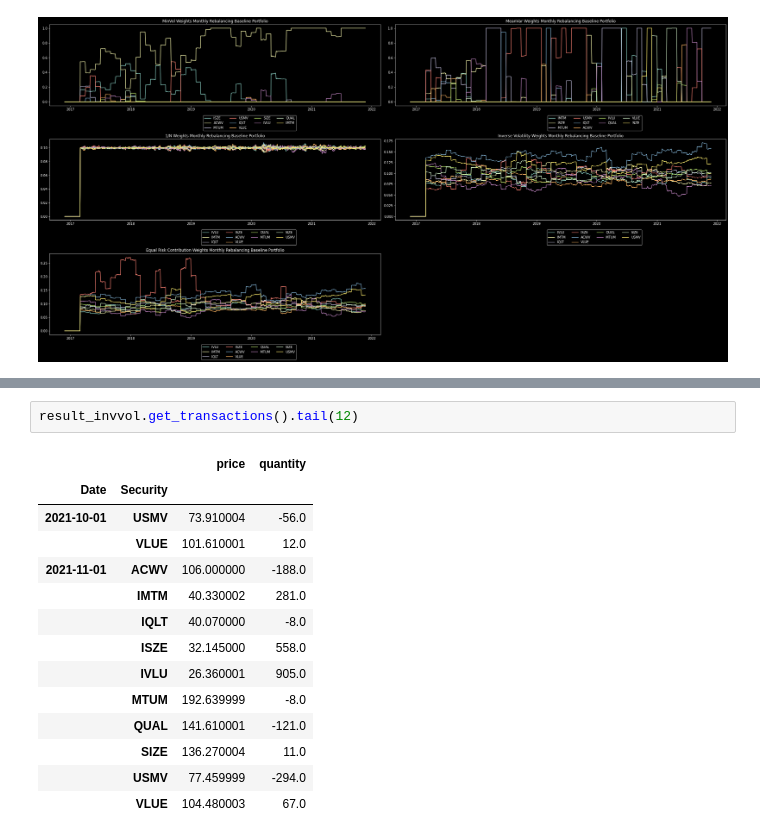
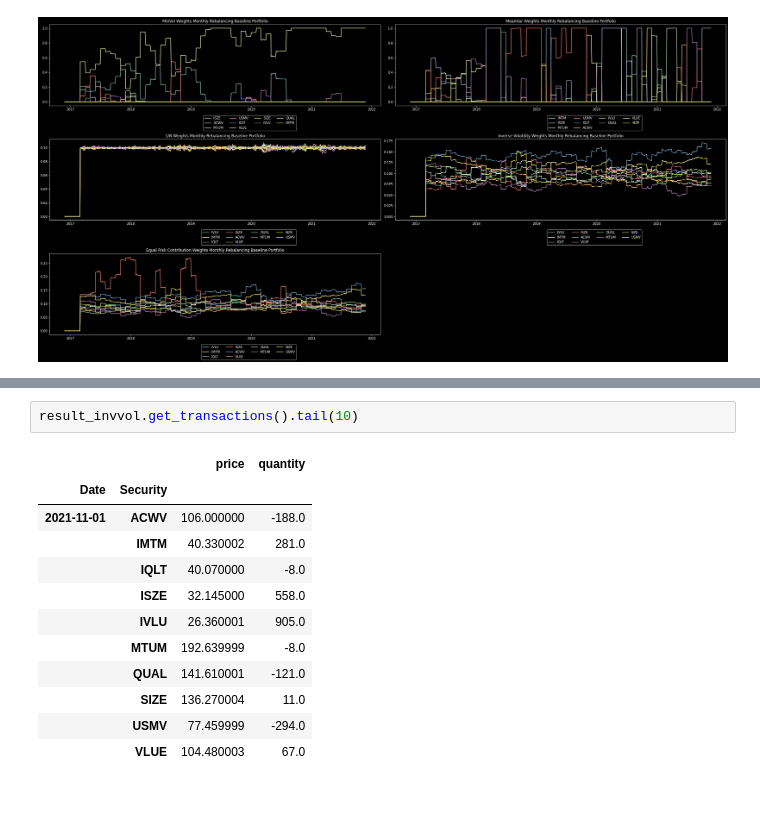
Before and after one commit to kirillstepanovv/Python-for-Finance, a Jupyter notebook: Portfolio Optimization /Optimized FS Invest Portfolio /FS_Invest_Optimization.ipynb, the cells around one changed output, grey strips where cells are left out. Saved outputs shown, nothing was run; the diff lists cells and outputs as text; blank space fills up the shorter version.

```diff
--- a/Portfolio Optimization /Optimized FS Invest Portfolio /FS_Invest_Optimization.ipynb
+++ b/Portfolio Optimization /Optimized FS Invest Portfolio /FS_Invest_Optimization.ipynb
@@ -260,12 +260,10 @@ results
 | win_year_perc | 0.8 | 0.8 | 0.8 | 0.8 | 0.8 |
 | twelve_month_win_perc | 0.96 | 0.84 | 0.82 | 0.82 | 0.82 |
 # %%
-result_invvol.get_transactions().tail(12)
+result_invvol.get_transactions().tail(10)
 # %% [output]
 |  |  | price | quantity |
 | Date | Security |  |  |
-| 2021-10-01 | USMV | 73.910004 | -56.0 |
-|  | VLUE | 101.610001 | 12.0 |
 | 2021-11-01 | ACWV | 106.000000 | -188.0 |
 |  | IMTM | 40.330002 | 281.0 |
 |  | IQLT | 40.070000 | -8.0 |
```
Also changed, not shown: parts of 2 cells of this notebook.
